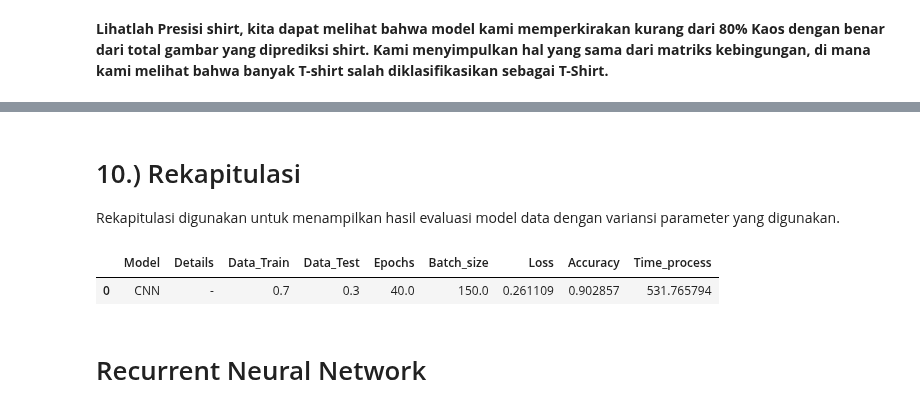
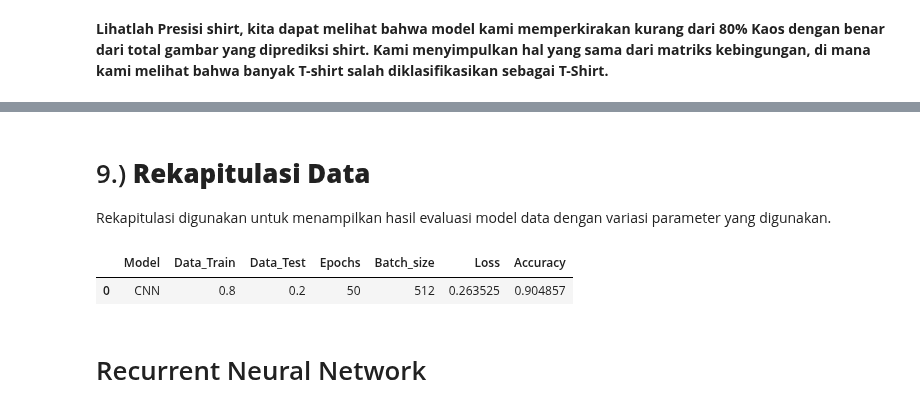
Before and after one commit to fendy07/FMNIST-DeepLearning, a Jupyter notebook: ML_01_FendyHendriyanto.ipynb, the cells around one changed output, grey strips where cells are left out. Saved outputs shown, nothing was run; the diff lists cells and outputs as text; code cells hidden in the pictures.

```diff
--- a/ML_01_FendyHendriyanto.ipynb
+++ b/ML_01_FendyHendriyanto.ipynb
@@ -376,17 +267,12 @@ class TimingCallback(keras.callbacks.Callback):
 # %%
 # Fitting the Model
-batch_size = 150
-epochs = 40
+BATCH_SIZE = 512
+EPOCHS = 50
 # %%
-cb = TimingCallback()
-
 # Fit the Model data
-history = model.fit_generator(datagen.flow(x_train_pic, y_train, batch_size = batch_size),
-                              epochs = epochs,
+history = model.fit(datagen.flow(x_train_pic, y_train, batch_size = BATCH_SIZE),
+                              epochs = EPOCHS,
                               validation_data = (x_test_pic, y_test),
                               verbose=2,
-                              steps_per_epoch = x_train_pic.shape[0] // batch_size,
-                              callbacks = [reduce_lr, cb])
-
-print(cb.logs)
+                              steps_per_epoch = x_train_pic.shape[0] // BATCH_SIZE)
 # %% [output]
@@ -596,5 +463,0 @@ Y = y_test
-# %%
-score = model.evaluate(X, Y)
-
-print("Loss: {:.4f}".format(score[0]))
-print("Accuracy: {:.4f}".format(score[1]))
@@ -605,25 +464,23 @@ Accuracy: 0.9029
 # %% [markdown]
-# 10.) Rekapitulasi
+# 9.) **Rekapitulasi Data**
 
-Rekapitulasi digunakan untuk menampilkan hasil evaluasi model data dengan variansi parameter yang digunakan.
+Rekapitulasi digunakan untuk menampilkan hasil evaluasi model data dengan variasi parameter yang digunakan.
 # %%
 evaluation = pd.DataFrame({'Model': [],
-                           'Details':[],
                            'Data_Train': [],
                            'Data_Test': [],
                            'Epochs': [],
                            'Batch_size':[],
                            'Loss': [],
-                           'Accuracy': [],
-                           'Time_process': []
+                           'Accuracy': []
                            })
 # %%
 r = evaluation.shape[0]
-evaluation.loc[r] = ['CNN','-',str(1 - pers_test), str(pers_test), epochs, batch_size,score[0],score[1], sum(cb.logs)]
+evaluation.loc[r] = ['CNN', str(1 - pers_test), str(pers_test), EPOCHS, BATCH_SIZE, score[0], score[1]]
 evaluation
 # %% [output]
-|  | Model | Details | Data_Train | Data_Test | Epochs | Batch_size | Loss | Accuracy | Time_process |
-| 0 | CNN | - | 0.7 | 0.3 | 40.0 | 150.0 | 0.261109 | 0.902857 | 531.765794 |
+|  | Model | Data_Train | Data_Test | Epochs | Batch_size | Loss | Accuracy |
+| 0 | CNN | 0.8 | 0.2 | 50 | 512 | 0.263525 | 0.904857 |
 # %% [markdown]
 # Recurrent Neural Network
 # %% [markdown]
```
Also changed, not shown: parts of 70 cells of this notebook.
